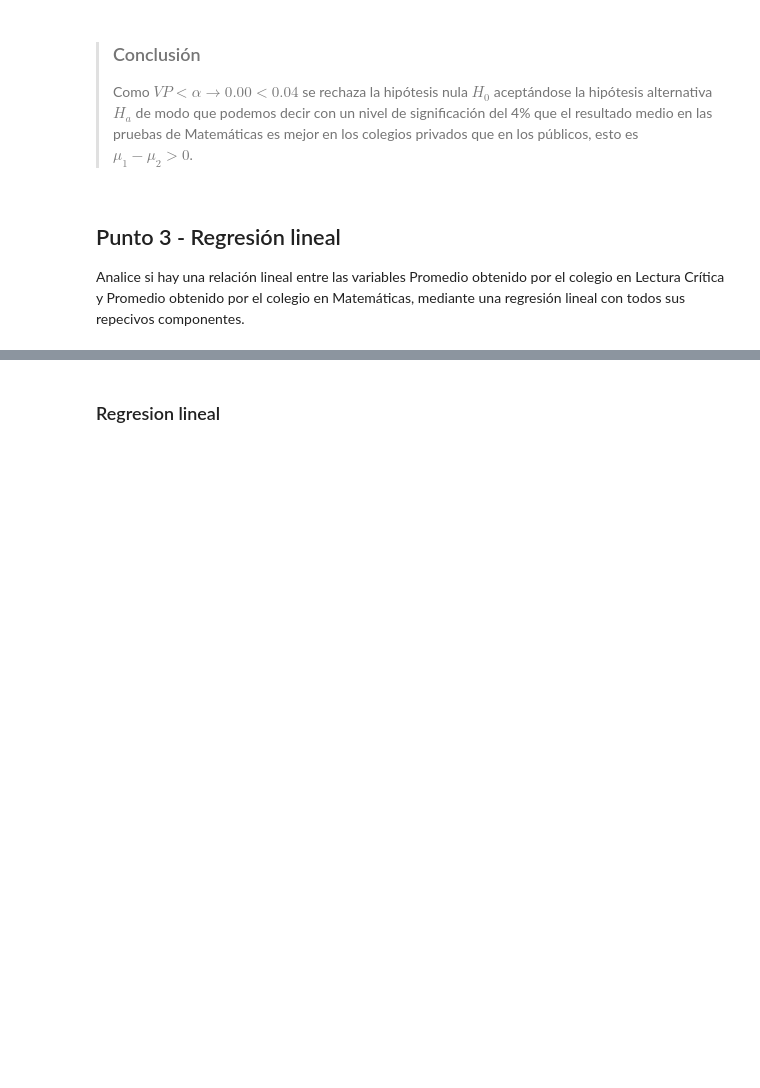
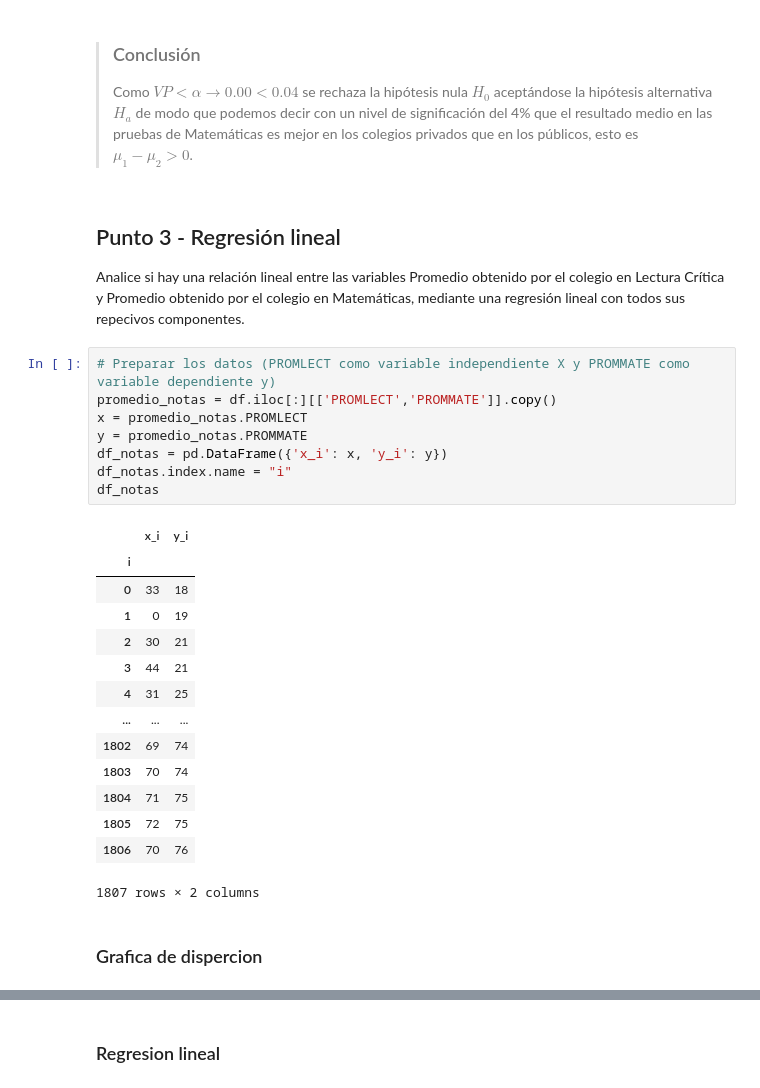
Before and after one commit to repos-especializacion-UdeA/estadistica, a Jupyter notebook: trabajo2.ipynb, the cells around one changed output, grey strips where cells are left out. Drawn from its saved outputs; the diff is of its cells as text; blank space fills up the shorter version.

```diff
--- a/trabajo2.ipynb
+++ b/trabajo2.ipynb
@@ -221,4 +227,29 @@ True
 ## Punto 3 - Regresión lineal
 
 Analice si hay una relación lineal entre las variables Promedio obtenido por el colegio en Lectura Crítica y Promedio obtenido por el colegio en Matemáticas, mediante una regresión lineal con todos sus repecivos componentes.
+# %%
+# Preparar los datos (PROMLECT como variable independiente X y PROMMATE como variable dependiente y)
+promedio_notas = df.iloc[:][['PROMLECT','PROMMATE']].copy()
+x = promedio_notas.PROMLECT
+y = promedio_notas.PROMMATE
+df_notas = pd.DataFrame({'x_i': x, 'y_i': y})
+df_notas.index.name = "i"
+df_notas
+# %% [output]
+|  | x_i | y_i |
+| i |  |  |
+| 0 | 33 | 18 |
+| 1 | 0 | 19 |
+| 2 | 30 | 21 |
+| 3 | 44 | 21 |
+| 4 | 31 | 25 |
+| ... | ... | ... |
+| 1802 | 69 | 74 |
+| 1803 | 70 | 74 |
+| 1804 | 71 | 75 |
+| 1805 | 72 | 75 |
+| 1806 | 70 | 76 |
+1807 rows × 2 columns
+# %% [markdown]
+### Grafica de dispercion
 # %%
```
Also changed, not shown: parts of 19 cells of this notebook.
